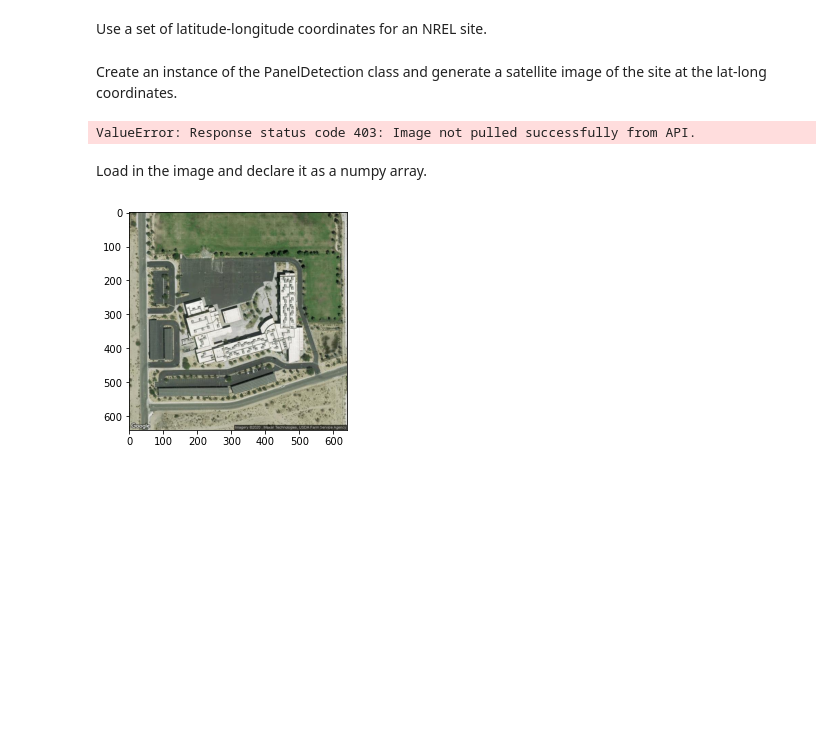
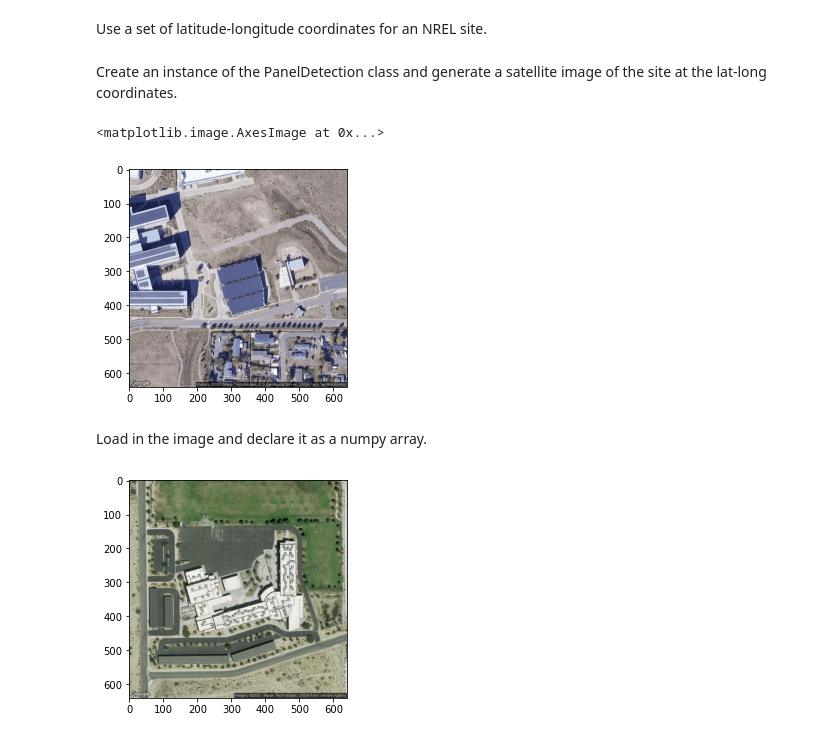
Before and after one commit to NREL/Panel-Segmentation, a Jupyter notebook: Panel_Detection_example.ipynb, the cells around one changed output. Cells and saved outputs as stored; diff of their text form; code cells hidden in the pictures; blank space fills up the shorter version.

```diff
--- a/Panel_Detection_example.ipynb
+++ b/Panel_Detection_example.ipynb
@@ -17,21 +17,23 @@ Use a set of latitude-longitude coordinates for an NREL site.
 #Example latitude-longitude coordinates to run the analysis on.
 latitude = 39.7407
 longitude = -105.1694
-google_maps_api_key =  "YOUR API KEY HERE"
+google_maps_api_key =  "AIzaSyDQCmSfDpfnZrBudNL9JPIJNgG9aAmO5eI"
 file_name_save = "./panel_segmentation/examples/Panel_Detection_Examples/sat_img_ex.png"
 # %% [markdown]
 Create an instance of the PanelDetection class and generate a satellite image of the site at the lat-long coordinates.
 # %%
 #CREATE AN INSTANCE OF THE PANELDETECTION CLASS TO RUN THE ANALYSIS
 panelseg = pseg.PanelDetection(model_file_path ='./panel_segmentation/VGG16Net_ConvTranpose_complete.h5',
-                               classifier_file_path ='./panel_segmentation/VGG16_classification_model.h5')
+                               classifier_file_path ='./panel_segmentation/VGG16_classification_model.h5',
+                              mounting_classifier_file_path='./panel_segmentation/object_detection_model.pth')
 
 #GENERATE A SATELLITE IMAGE USING THE ASSOCIATED LAT-LONG COORDS AND THE GOOGLE
 #MAPS API KEY
 img = panelseg.generateSatelliteImage(latitude, longitude,
                                       file_name_save,
                                       google_maps_api_key)
 #Show the generated satellite image
 plt.imshow(img)
 # %% [output]
-ValueError: Response status code 403: Image not pulled successfully from API.
+<matplotlib.image.AxesImage at 0x...>
+[figure, added]
```
Also changed, not shown: parts of 7 cells of this notebook, 5 other files.
